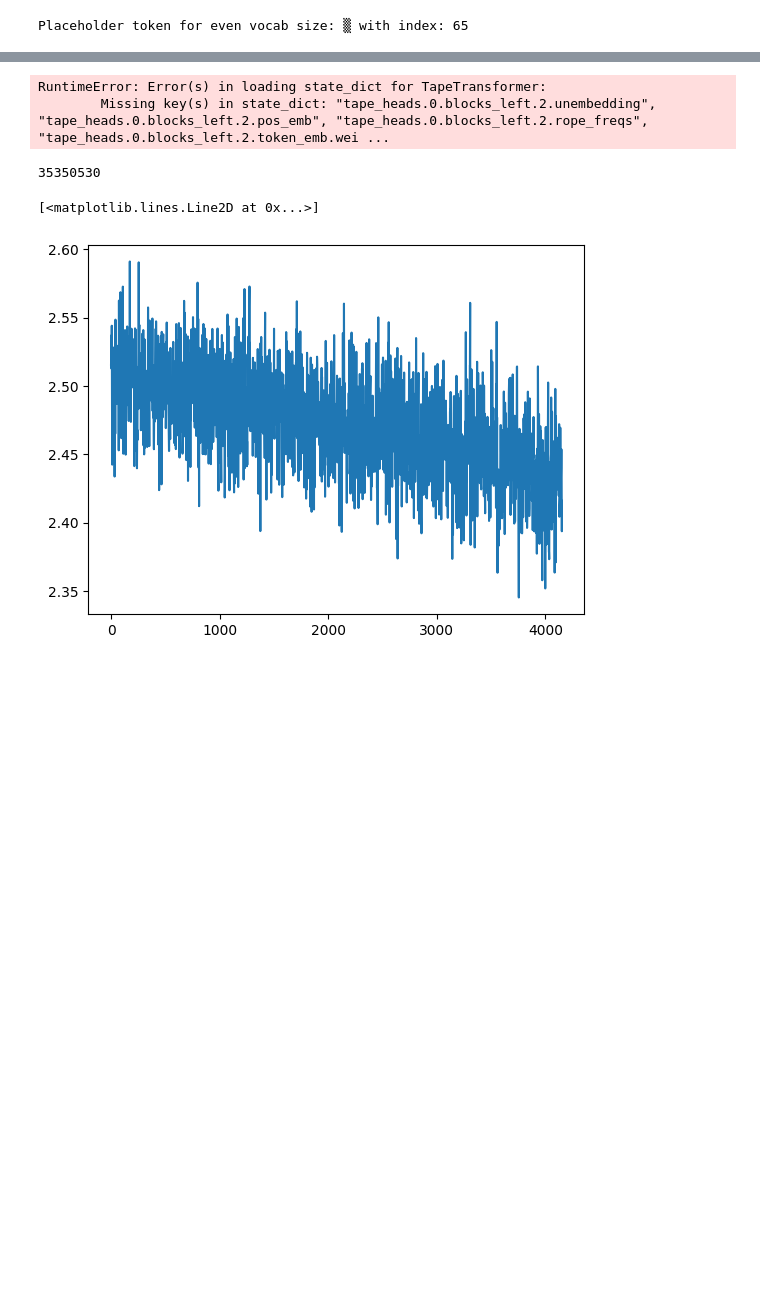
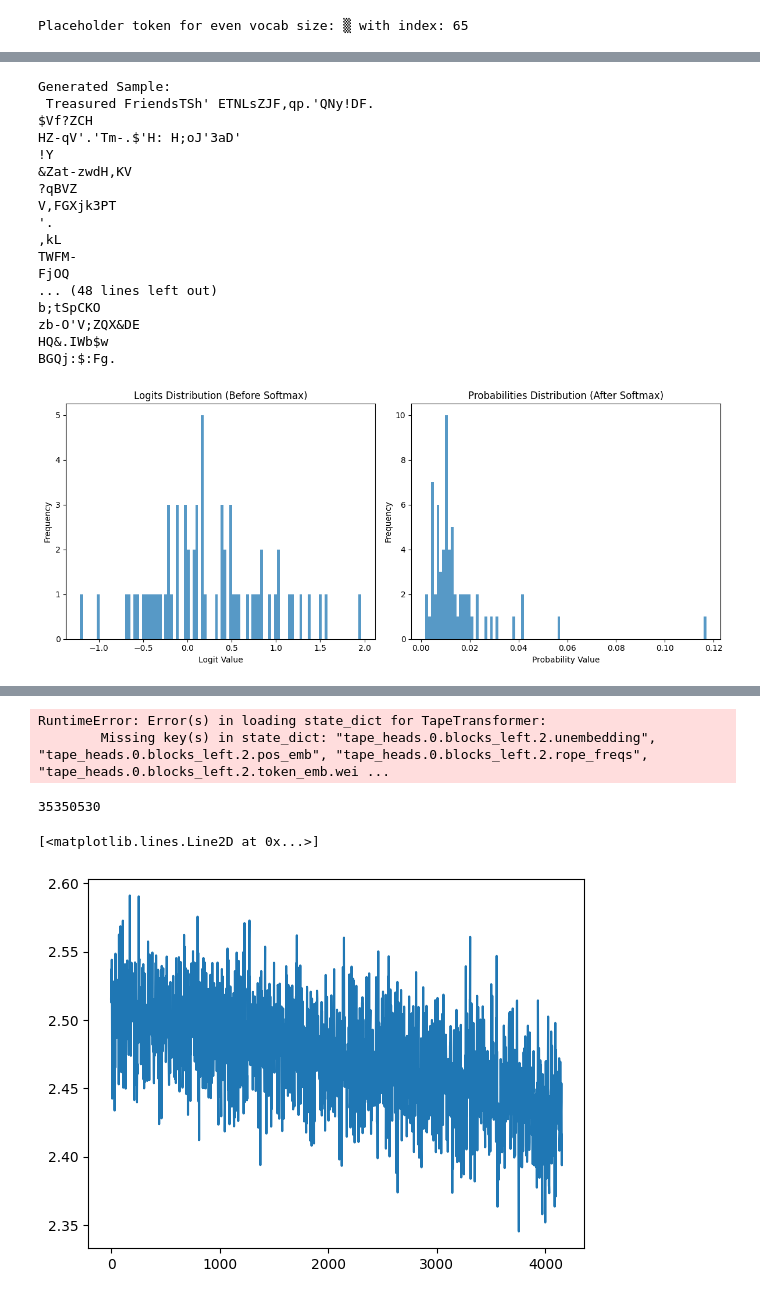
Before and after one commit to falseywinchnet/nano-research-gpt, a Jupyter notebook: TapeTransformer.ipynb, the cells around one changed output, grey strips where cells are left out. Saved outputs shown, nothing was run; the diff lists cells and outputs as text; code cells hidden in the pictures; blank space fills up the shorter version.

```diff
--- a/TapeTransformer.ipynb
+++ b/TapeTransformer.ipynb
@@ -965,7 +901,7 @@ prob_list = []  # Store softmax probabilities
 model.eval()
 past_kv = None  # Initialize cache for the entire model.
 with torch.no_grad():
-    prompt = "d"
+    prompt = "Treasured Friends"
     context = torch.tensor(encode(prompt), dtype=torch.long)[None, :].to(device)
     generated = context
     for _ in range(500):  # Generate 200 tokens.
@@ -974,32 +910,51 @@ with torch.no_grad():
         last_token_logits = p[:, -1, :].cpu().numpy().flatten()  # Get raw logits
         logit_list.append(last_token_logits)
 
-        temperature = 0.5 # Lower = more deterministic, Higher = more diverse (0.7–1.0 is good)
-        last_token_probs = torch.softmax(p[:, -1, :] / temperature, dim=-1).cpu().numpy().flatten()
+        temperature = 1.0 # Lower = more deterministic, Higher = more diverse (0.7–1.0 is good)
+        #last_token_probs = torch.softmax(p[:, -1, :] / temperature, dim=-1).cpu().numpy().flatten()
         prob_list.append(last_token_probs)
 
         predicted_token = torch.multinomial(torch.tensor(last_token_probs), num_samples=1).unsqueeze(0)  # Fix shape
         generated = torch.cat((generated, predicted_token.to(device)), dim=1)  # Concatenate properly
 
     sample = decode(generated[0].cpu().tolist())
     print("Generated Sample:\n", sample)
 
 # Plot histograms of logits and probabilities
 plt.figure(figsize=(12, 5))
 
 # Plot logits histogram
 plt.subplot(1, 2, 1)
 plt.hist(logit_list[-1], bins=100, alpha=0.75)
 plt.title("Logits Distribution (Before Softmax)")
 plt.xlabel("Logit Value")
 plt.ylabel("Frequency")
 
 # Plot probabilities histogram
 plt.subplot(1, 2, 2)
 plt.hist(prob_list[-1], bins=100, alpha=0.75)
 plt.title("Probabilities Distribution (After Softmax)")
 plt.xlabel("Probability Value")
 plt.ylabel("Frequency")
 
 plt.tight_layout()
 plt.show()
+# %% [output]
+Generated Sample:
+ Treasured FriendsTSh' ETNLsZJF,qp.'QNy!DF.
+$Vf?ZCH
+HZ-qV'.'Tm-.$'H: H;oJ'3aD'
+!Y
+&Zat-zwdH,KV
+?qBVZ
+V,FGXjk3PT
+'.
+,kL
+TWFM-
+FjOQ
+... (48 lines left out)
+b;tSpCKO
+zb-O'V;ZQX&DE
+HQ&.IWb$w
+BGQj:$:Fg.
+[figure, added]
```
Also changed, not shown: parts of 5 cells of this notebook.
